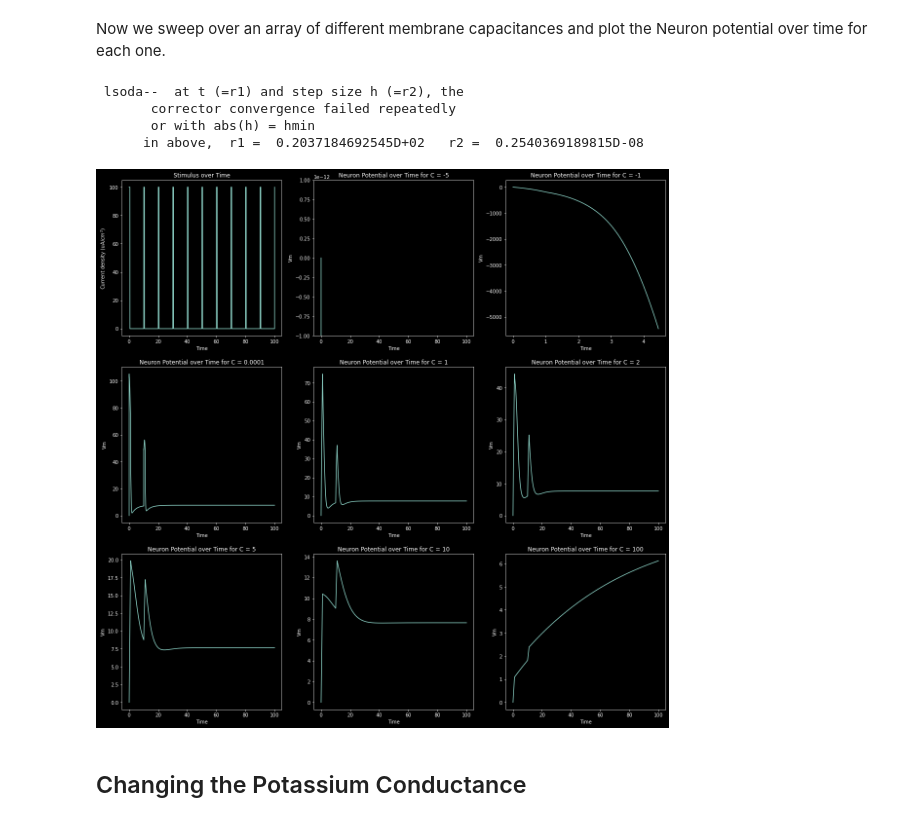
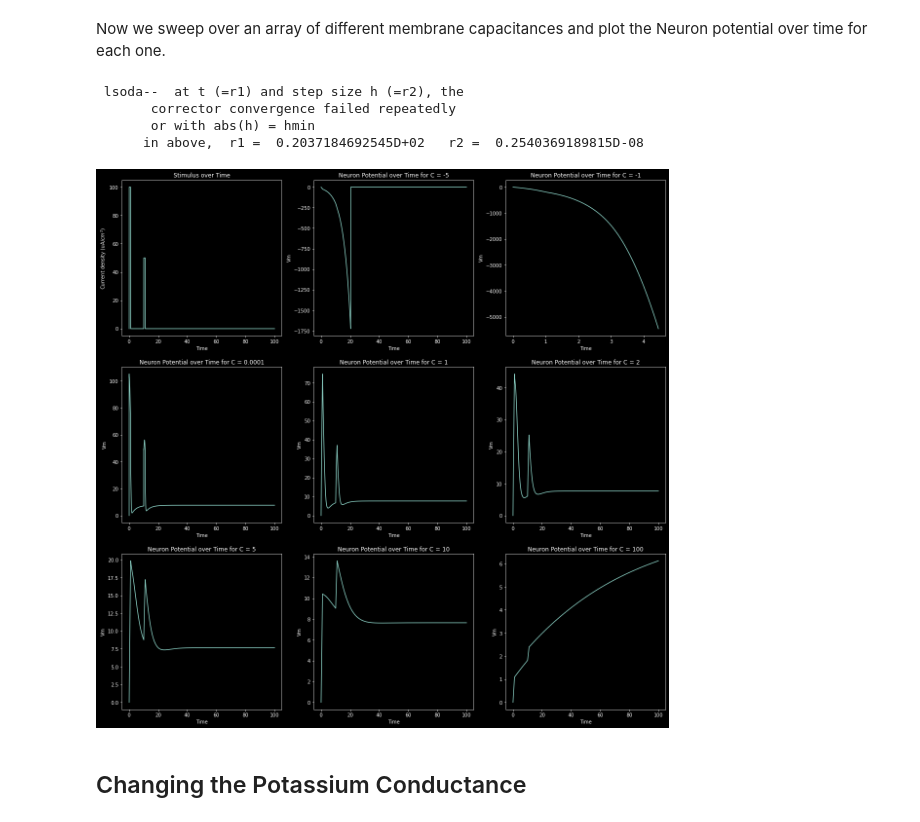
Before and after one commit to pdparakh108/Hodgkin_Huxley_Ising_simulation, a Jupyter notebook: HH_implementation/HH.ipynb, the cells around one changed output. Saved outputs shown, nothing was run; the diff lists cells and outputs as text; code cells hidden in the pictures.

Commit message:
derivatives method now takes parameters of inputs

```diff
--- a/HH_implementation/HH.ipynb
+++ b/HH_implementation/HH.ipynb
@@ -73,7 +73,7 @@ def I_square(t):
     return 0.0
     # return 100.0 * np.exp(-np.power(t - 50.0, 2.0) / (2.0 * np.power(5.0, 2.0)))
 
-def derivatives(y, t0):
+def derivatives(y, t0, C = C, VK = VK, VNa = VNa, Vl = Vl, gK = gK, gNa = gNa, gL = gL, pulse = I_square):
     dy = np.zeros((4,))
 
     Vm = y[0]
@@ -91,7 +91,7 @@ def derivatives(y, t0):
     dy[3] = (alpha_h(Vm) * (1.0 - h)) - (beta_h(Vm) * h)
 
     # dVm/dt
-    dy[0] = (I_square(t0) / C) - (((gK / C) * np.power(n, 4.0))
+    dy[0] = (pulse(t0) / C) - (((gK / C) * np.power(n, 4.0))
                         * (Vm - VK)) - (((gNa / C) * np.power(m, 3.0) * h)
                         * (Vm - VNa)) - ((gL / C) * (Vm - Vl))
 
@@ -99,7 +99,7 @@ def derivatives(y, t0):
 
 # Solve ODE system
 state = np.array([0.0, n_inf(), m_inf(), h_inf()])
-results = odeint(derivatives, state, t)
+results = odeint(derivatives, state, t, args = (C, VK, VNa, Vl, gK, gNa, gL, I_square))
 # %% [markdown]
 # Initial Plot with Single Square Pulse
 # %%
@@ -499,31 +426,3 @@ plt.show()
 For any other parameter changes will we use the double square pulse as it is easy to read while we change other parameters.
 # %% [markdown]
 First redefine the model to correspond to the double square pulse
-# %%
-t0 = 0
-t1 = 100
-t = np.linspace(t0, t1, 100000)
-
-def derivatives(y, t0):
-    dy = np.zeros((4,))
-
-    Vm = y[0]
-    n = y[1]
-    m = y[2]
-    h = y[3]
-
-    # dn/dt
-    dy[1] = (alpha_n(Vm) * (1.0 - n)) - (beta_n(Vm) * n)
-
-    # dm/dt
-    dy[2] = (alpha_m(Vm) * (1.0 - m)) - (beta_m(Vm) * m)
-
-    # dh/dt
-    dy[3] = (alpha_h(Vm) * (1.0 - h)) - (beta_h(Vm) * h)
-
-    # dVm/dt
-    dy[0] = (I_double_square(t0) / C) - (((gK / C) * np.power(n, 4.0))
-                        * (Vm - VK)) - (((gNa / C) * np.power(m, 3.0) * h)
-                        * (Vm - VNa)) - ((gL / C) * (Vm - Vl))
-
-    return dy
@@ -537,35 +440,35 @@ ax = ax.reshape(-1)
 ax[0].plot(t, Idv)
 ax[0].set_ylabel(r'Current density (uA/$cm^2$)')
 ax[0].set_xlabel('Time')
 ax[0].set_title('Stimulus over Time')
 
 Cs = [-5, -1,0.0001, 1,2, 5,10, 100]
 for i, Curr in enumerate(Cs):
     # Membrane capacitance (uF/cm^2)
     C = Curr
 
     # Solve ODE system
     state = np.array([0.0, n_inf(), m_inf(), h_inf()])
-    results = odeint(derivatives, state, t)
+    results = odeint(derivatives, state, t, args = (C, VK, VNa, Vl, gK, gNa, gL, I_double_square))
 
     # Input stimulus
     Idv = [I_double_square(t) for t in t]
 
     # Plot neuron potential over time
     ax = ax.reshape(-1)
     ax[i+1].plot(t, results[:, 0])
     ax[i+1].set_xlabel('Time')
     ax[i+1].set_ylabel('Vm')
     ax[i+1].set_title('Neuron Potential over Time for C = {}'.format(C))
 
 # reset membrane capcaitance
 C = 1
 # %% [output]
  lsoda--  at t (=r1) and step size h (=r2), the
        corrector convergence failed repeatedly
        or with abs(h) = hmin
       in above,  r1 =  0.2037184692545D+02   r2 =  0.2540369189815D-08
-[figure, old version]
+[figure, new version]
 # %% [markdown]
 ## Changing the Potassium Conductance
 # %%
```
Also changed, not shown: parts of 10 cells of this notebook.
